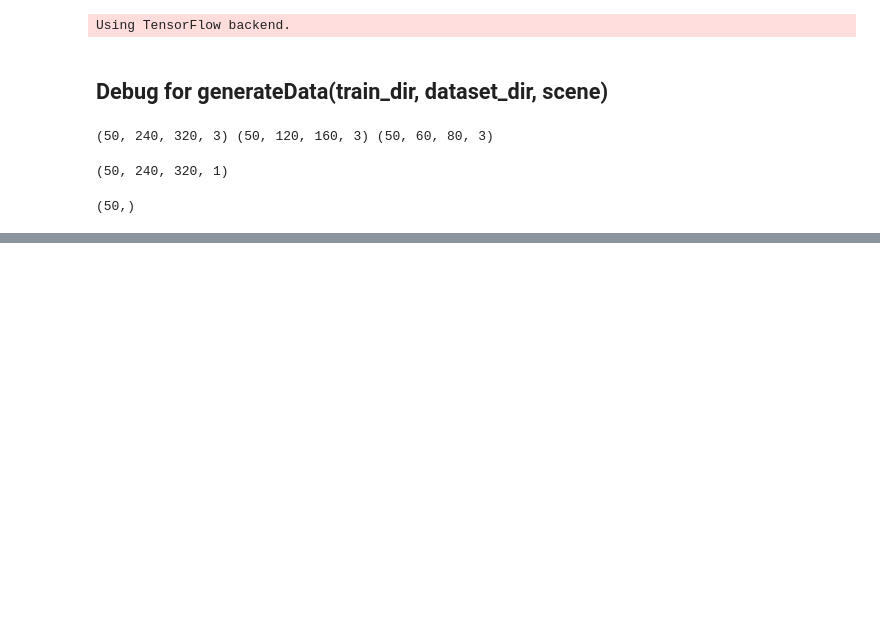
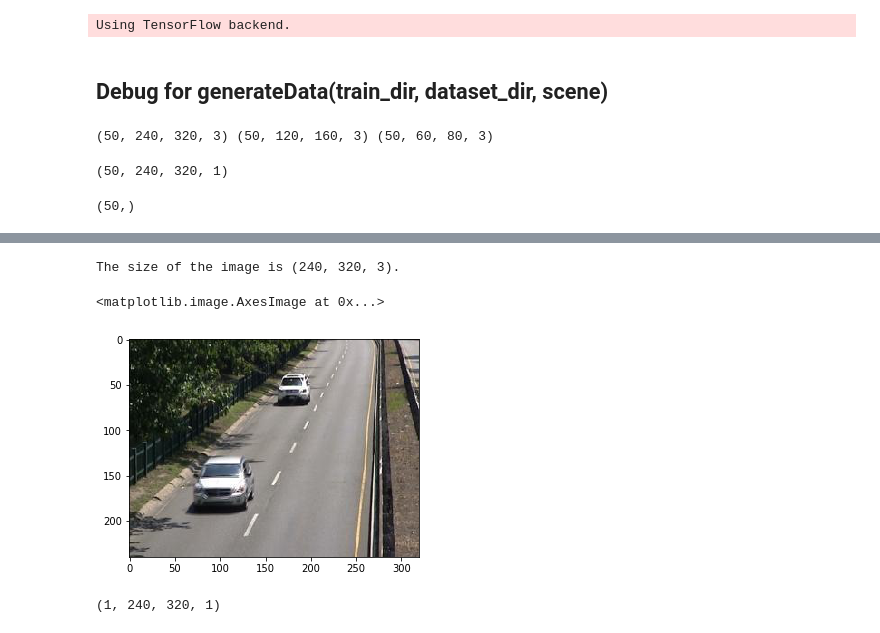
Before and after one commit to zengzhi2015/FgSegNet, a Jupyter notebook: FgSegNet/Notebook_based_debugging.ipynb, the cells around one changed output, grey strips where cells are left out. Saved outputs shown, nothing was run; the diff lists cells and outputs as text; code cells hidden in the pictures; blank space fills up the shorter version.

```diff
--- a/FgSegNet/Notebook_based_debugging.ipynb
+++ b/FgSegNet/Notebook_based_debugging.ipynb
@@ -565,0 +600,8 @@ Epoch 6/6
+# %%
+# This is a function which garrenties that the type of the image is uint8
+def dtype2uint8(img):
+    if img.dtype != 'uint8':
+        result = np.uint8(img*255)
+    else:
+        result = img.copy()
+    return result
@@ -565,0 +617,9 @@ Epoch 6/6
+# %%
+# Load an example image
+example_image = dtype2uint8(mpimg.imread('E:\\Python Workspace\\FgSegNet\\CDnet2014_dataset\\baseline\\highway\\input\\in000369.jpg'))
+print('The size of the image is {}.'.format(example_image.shape))
+plt.imshow(example_image)
+# %% [output]
+The size of the image is (240, 320, 3).
+<matplotlib.image.AxesImage at 0x...>
+[figure, added]
@@ -565,0 +630,4 @@ Epoch 6/6
+# %%
+example_prediction.shape
+# %% [output]
+(1, 240, 320, 1)
```
Also changed, not shown: parts of 18 cells of this notebook.
